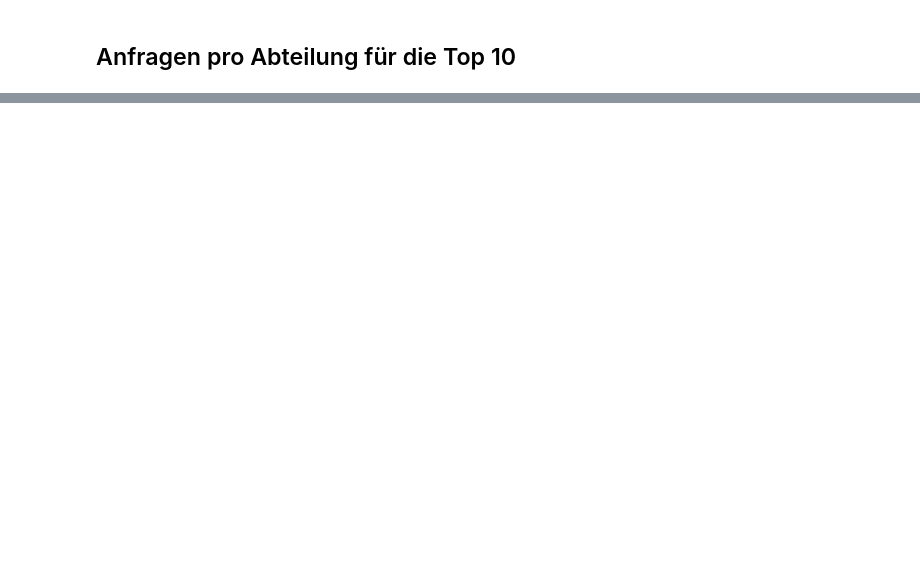
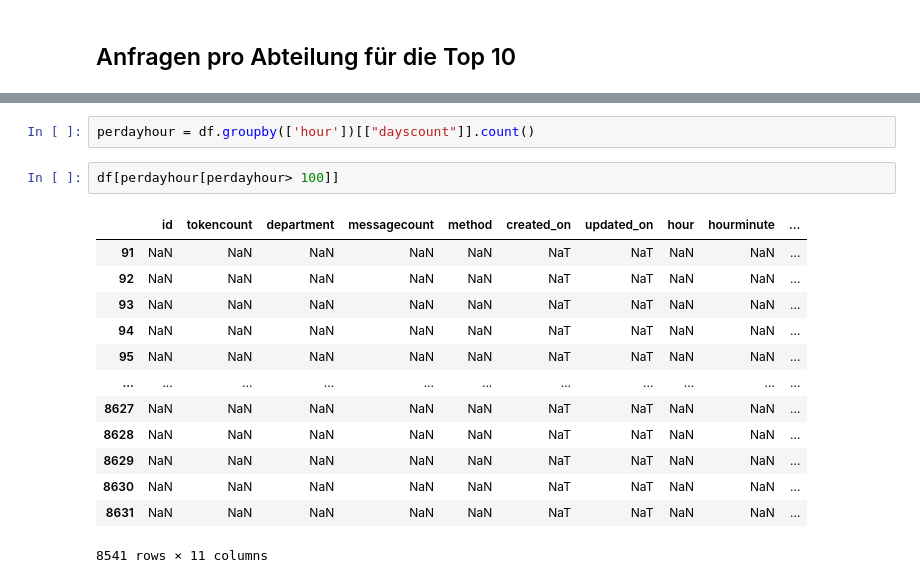
Before and after one commit to it-at-m/mucgpt, a Jupyter notebook: notebooks/ReadStatistics.ipynb, the cells around one changed output, grey strips where cells are left out. Saved outputs shown, nothing was run; the diff lists cells and outputs as text; blank space fills up the shorter version.

```diff
--- a/notebooks/ReadStatistics.ipynb
+++ b/notebooks/ReadStatistics.ipynb
@@ -129,0 +130,18 @@ plt.show()
+# %%
+perdayhour = df.groupby(['hour'])[["dayscount"]].count()
+# %%
+df[perdayhour[perdayhour> 100]]
+# %% [output]
+|  | id | tokencount | department | messagecount | method | created_on | updated_on | hour | hourminute | ... |
+| 91 | NaN | NaN | NaN | NaN | NaN | NaT | NaT | NaN | NaN | ... |
+| 92 | NaN | NaN | NaN | NaN | NaN | NaT | NaT | NaN | NaN | ... |
+| 93 | NaN | NaN | NaN | NaN | NaN | NaT | NaT | NaN | NaN | ... |
+| 94 | NaN | NaN | NaN | NaN | NaN | NaT | NaT | NaN | NaN | ... |
+| 95 | NaN | NaN | NaN | NaN | NaN | NaT | NaT | NaN | NaN | ... |
+| ... | ... | ... | ... | ... | ... | ... | ... | ... | ... | ... |
+| 8627 | NaN | NaN | NaN | NaN | NaN | NaT | NaT | NaN | NaN | ... |
+| 8628 | NaN | NaN | NaN | NaN | NaN | NaT | NaT | NaN | NaN | ... |
+| 8629 | NaN | NaN | NaN | NaN | NaN | NaT | NaT | NaN | NaN | ... |
+| 8630 | NaN | NaN | NaN | NaN | NaN | NaT | NaT | NaN | NaN | ... |
+| 8631 | NaN | NaN | NaN | NaN | NaN | NaT | NaT | NaN | NaN | ... |
+8541 rows × 11 columns
```
Also changed, not shown: parts of 8 cells of this notebook, 13 other files.
